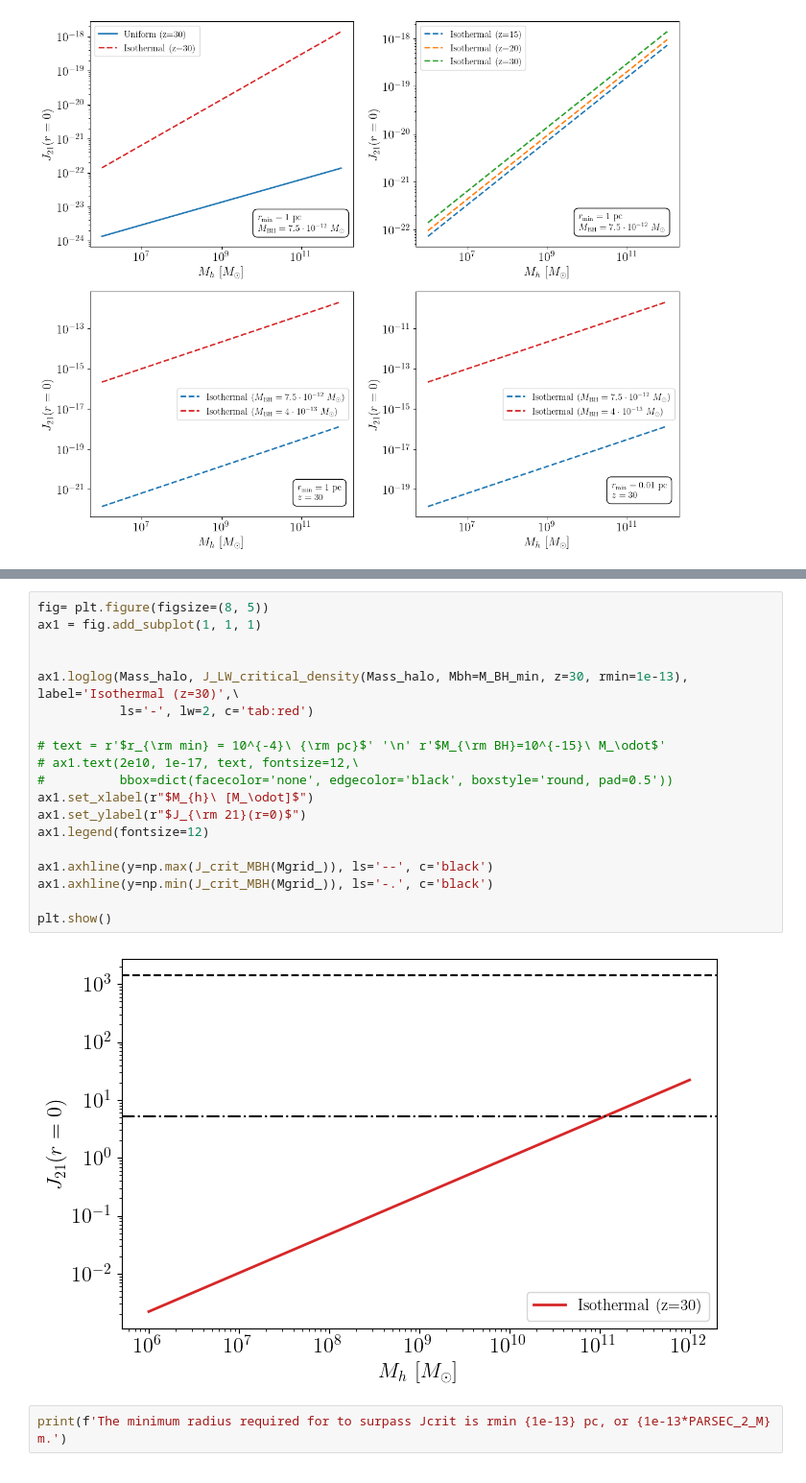
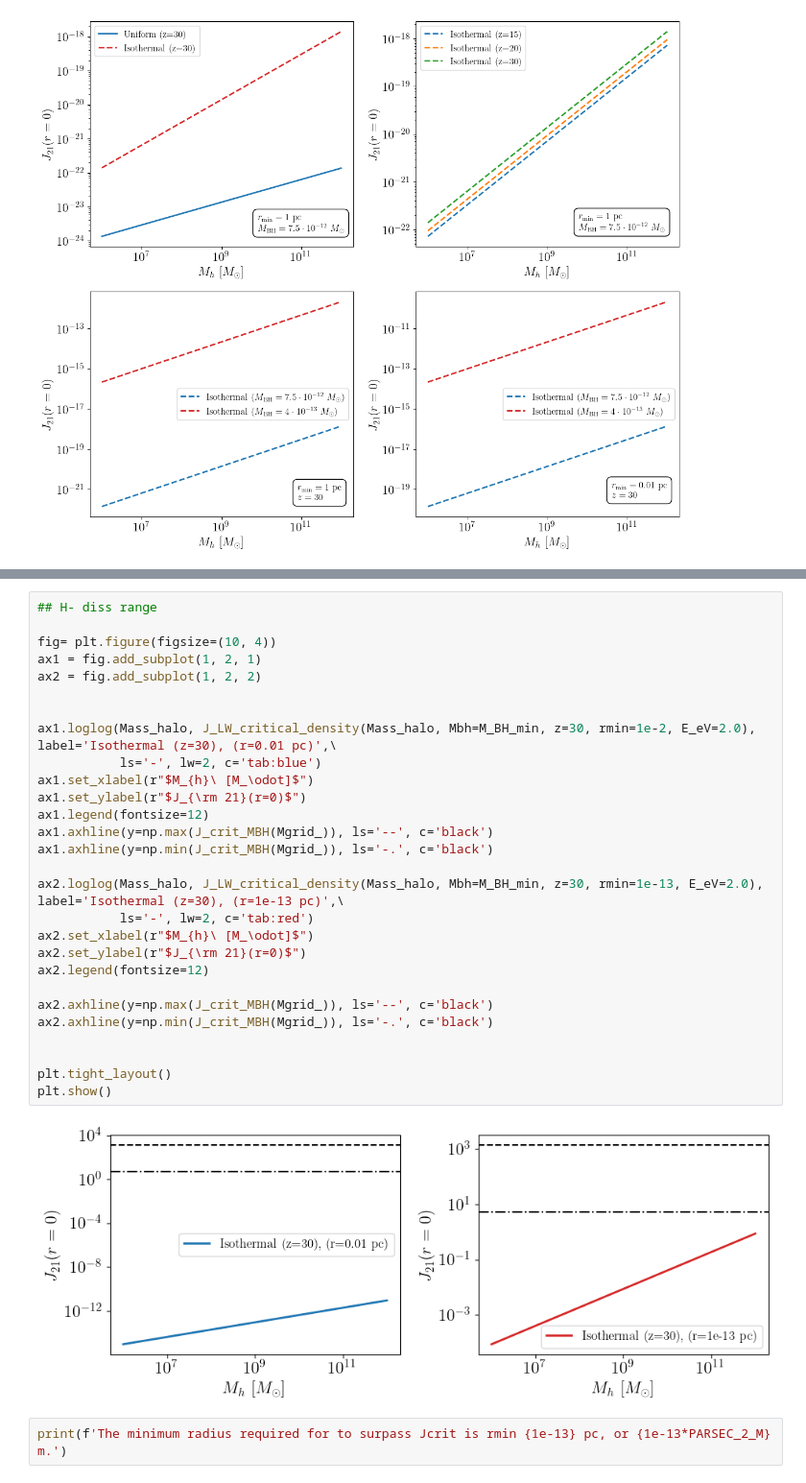
Before and after one commit to MariosNT/DCBHs_HR_PBHs, a Jupyter notebook: BlackHoleSpectrum.ipynb, the cells around one changed output, grey strips where cells are left out. Shown at 96% size. Cells and saved outputs as stored; diff of their text form.

```diff
--- a/BlackHoleSpectrum.ipynb
+++ b/BlackHoleSpectrum.ipynb
@@ -1415,24 +1448,33 @@ plt.savefig("Figures/Jcrit_Density_monochromatic.png", bbox_inches='tight')
 # %%
-fig= plt.figure(figsize=(8, 5))
-ax1 = fig.add_subplot(1, 1, 1)
+## H- diss range
+
+fig= plt.figure(figsize=(10, 4))
+ax1 = fig.add_subplot(1, 2, 1)
+ax2 = fig.add_subplot(1, 2, 2)
 
 
-ax1.loglog(Mass_halo, J_LW_critical_density(Mass_halo, Mbh=M_BH_min, z=30, rmin=1e-13), label='Isothermal (z=30)',\
-           ls='-', lw=2, c='tab:red')
-
-# text = r'$r_{\rm min} = 10^{-4}\ {\rm pc}$' '\n' r'$M_{\rm BH}=10^{-15}\ M_\odot$'
-# ax1.text(2e10, 1e-17, text, fontsize=12,\
-#          bbox=dict(facecolor='none', edgecolor='black', boxstyle='round, pad=0.5'))
+ax1.loglog(Mass_halo, J_LW_critical_density(Mass_halo, Mbh=M_BH_min, z=30, rmin=1e-2, E_eV=2.0), label='Isothermal (z=30), (r=0.01 pc)',\
+           ls='-', lw=2, c='tab:blue')
 ax1.set_xlabel(r"$M_{h}\ [M_\odot]$")
 ax1.set_ylabel(r"$J_{\rm 21}(r=0)$")
 ax1.legend(fontsize=12)
-
 ax1.axhline(y=np.max(J_crit_MBH(Mgrid_)), ls='--', c='black')
 ax1.axhline(y=np.min(J_crit_MBH(Mgrid_)), ls='-.', c='black')
 
+ax2.loglog(Mass_halo, J_LW_critical_density(Mass_halo, Mbh=M_BH_min, z=30, rmin=1e-13, E_eV=2.0), label='Isothermal (z=30), (r=1e-13 pc)',\
+           ls='-', lw=2, c='tab:red')
+ax2.set_xlabel(r"$M_{h}\ [M_\odot]$")
+ax2.set_ylabel(r"$J_{\rm 21}(r=0)$")
+ax2.legend(fontsize=12)
+
+ax2.axhline(y=np.max(J_crit_MBH(Mgrid_)), ls='--', c='black')
+ax2.axhline(y=np.min(J_crit_MBH(Mgrid_)), ls='-.', c='black')
+
+
+plt.tight_layout()
 plt.show()
 # %% [output]
-[figure, old version]
+[figure, new version]
 # %%
 print(f'The minimum radius required for to surpass Jcrit is rmin {1e-13} pc, or {1e-13*PARSEC_2_M} m.')
 # %% [output]
```
Also changed, not shown: parts of 5 cells of this notebook, 1 other file.
